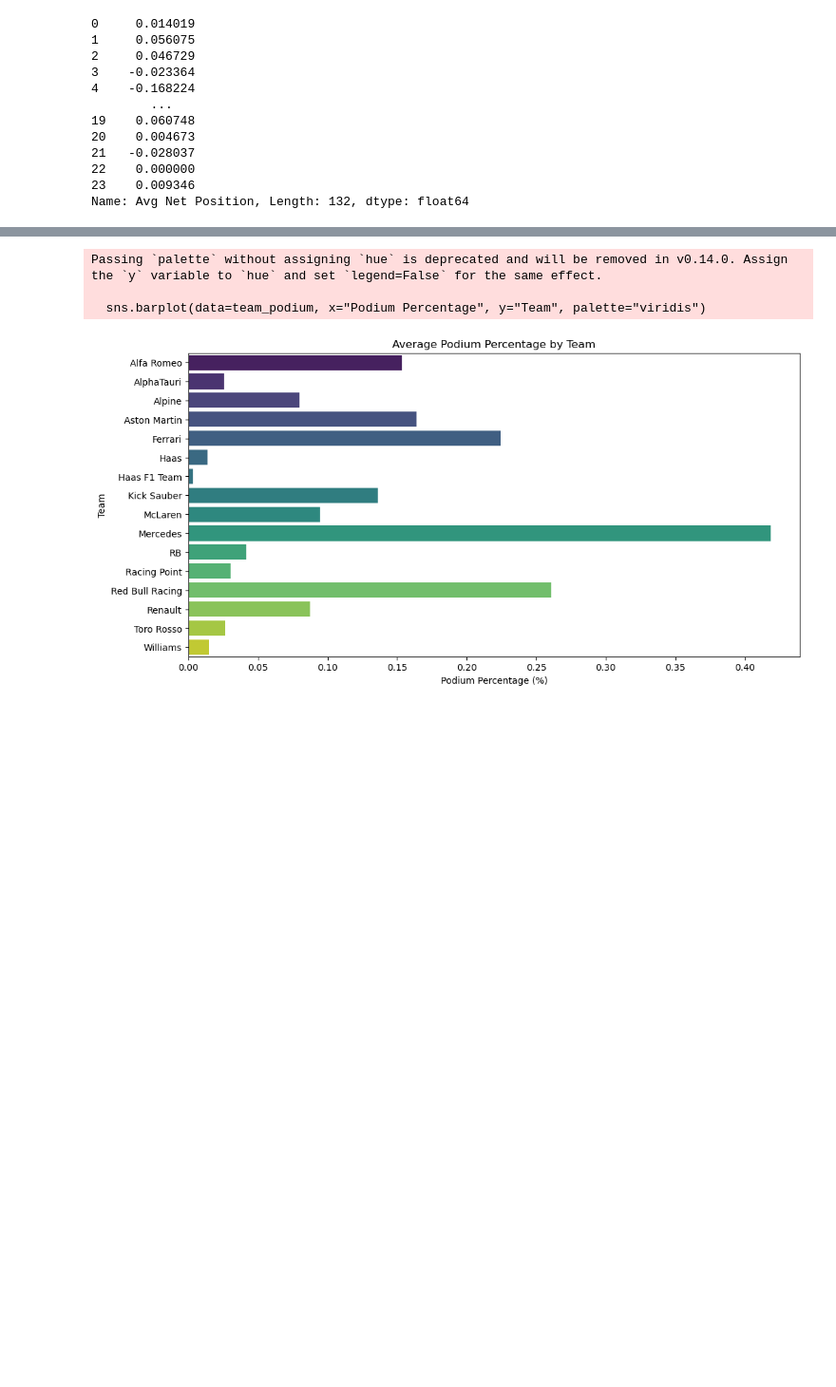
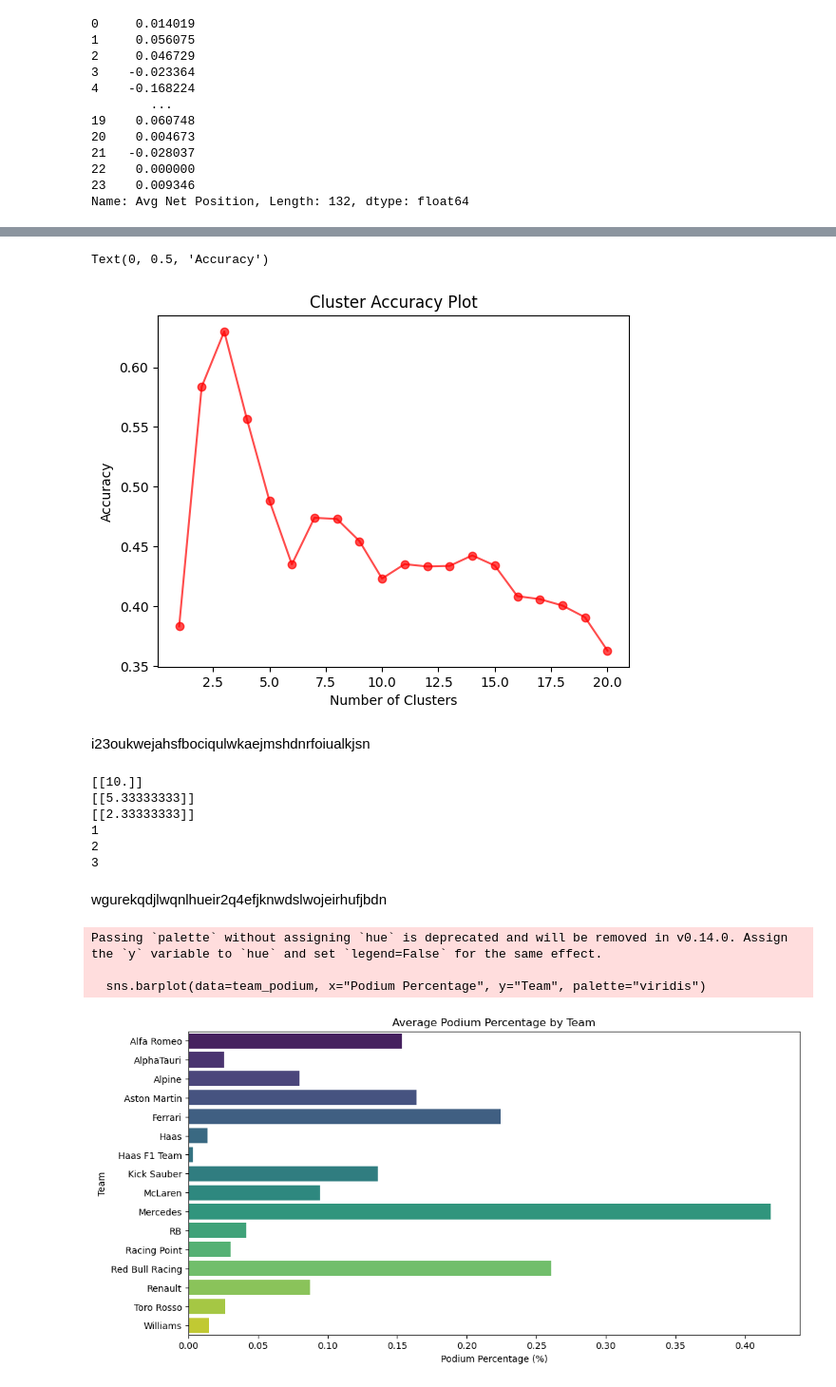
Before and after one commit to Dekamayaro/F1-Prediction-Project, a Jupyter notebook: project.ipynb, the cells around one changed output, grey strips where cells are left out. Shown at 95% size. Cells and saved outputs as stored; diff of their text form; code cells hidden in the pictures; blank space fills up the shorter version.

```diff
--- a/project.ipynb
+++ b/project.ipynb
@@ -512,0 +520,13 @@ Name: Avg Net Position, Length: 132, dtype: float64
+# %%
+standings = pd.read_csv("Data/standings.csv")
+standings.head()
+
+X_train, X_test, y_train, y_test = train_test_split(unique_drivers[["Avg Net Position", "Avg Fastest Lap", "Cluster", "Podium Percentage", "Has WC", "Points"]], standings[["Position"]].fillna(0), test_size=0.3, random_state=0)
+
+accuracy = []
+
+for k in range(1, 21):
+    knn_regressor = KNeighborsRegressor(n_neighbors=k)
+    knn_regressor.fit(X_train, y_train)
+    print(f'Score for k={k}: {knn_regressor.score(X_test, y_test)}')
+    accuracy.append(knn_regressor.score(X_test, y_test))
@@ -513,3 +554,56 @@ Name: Avg Net Position, Length: 132, dtype: float64
+# %%
+cluster_accuracy = np.column_stack((accuracy, np.arange(1, 21)))
+plt.plot(cluster_accuracy[:, 1], cluster_accuracy[:, 0], marker='o', color='r', linestyle='-', alpha=0.7)
+
+plt.title('Cluster Accuracy Plot')
+plt.xlabel('Number of Clusters')
+plt.ylabel('Accuracy')
+# %% [output]
+Text(0, 0.5, 'Accuracy')
+[figure, added]
+# %% [markdown]
+i23oukwejahsfbociqulwkaejmshdnrfoiualkjsn
+# %%
+standings_2024 = standings[standings["Year"] == 2024]
+X_pred_vals_2024 = unique_drivers[unique_drivers["Year"] == 2024]
+
+max_2024 = X_pred_vals_2024[X_pred_vals_2024["Number"] == 1]
+norris_2024 = X_pred_vals_2024[X_pred_vals_2024["Number"] == 4]
+leclerc_2024 = X_pred_vals_2024[X_pred_vals_2024["Number"] == 16]
+
+knn_regressor = KNeighborsRegressor(n_neighbors=3)
+knn_regressor.fit(X_train, y_train)
+
+max_pred = knn_regressor.predict(max_2024[["Avg Net Position", "Avg Fastest Lap", "Cluster", "Podium Percentage", "Has WC", "Points"]])
+norris_pred = knn_regressor.predict(norris_2024[["Avg Net Position", "Avg Fastest Lap", "Cluster", "Podium Percentage", "Has WC", "Points"]])
+leclerc_pred = knn_regressor.predict(leclerc_2024[["Avg Net Position", "Avg Fastest Lap", "Cluster", "Podium Percentage", "Has WC", "Points"]])
+
+print(max_pred)
+print(norris_pred)
+print(leclerc_pred)
+
+#2024,1,Max Verstappen,1,NED,Red Bull Racing Honda RBPT,437
+#2024,2,Lando Norris,4,GBR,McLaren Mercedes,374
+#2024,3,Charles Leclerc,16,MON,Ferrari,356
+
+true_max = standings_2024[standings_2024["Number"] == 1]
+print(true_max["Position"].iloc[0])
+
+true_norris = standings_2024[standings_2024["Number"] == 4]
+print(true_norris["Position"].iloc[0])
+
+true_leclerc = standings_2024[standings_2024["Number"] == 16]
+print(true_leclerc["Position"].iloc[0])
+#print(standings_2024[standings_2024["Number"] == 1])
+# %% [output]
+[[10.]]
+[[5.33333333]]
+[[2.33333333]]
+1
+2
+3
+# %% [markdown]
+wgurekqdjlwqnlhueir2q4efjknwdslwojeirhufjbdn
 # %%
 team_podium = all_drivers.groupby("Team")["Podium Percentage"].mean().reset_index()
 
```
Also changed, not shown: parts of 9 cells of this notebook, 1 other file.
